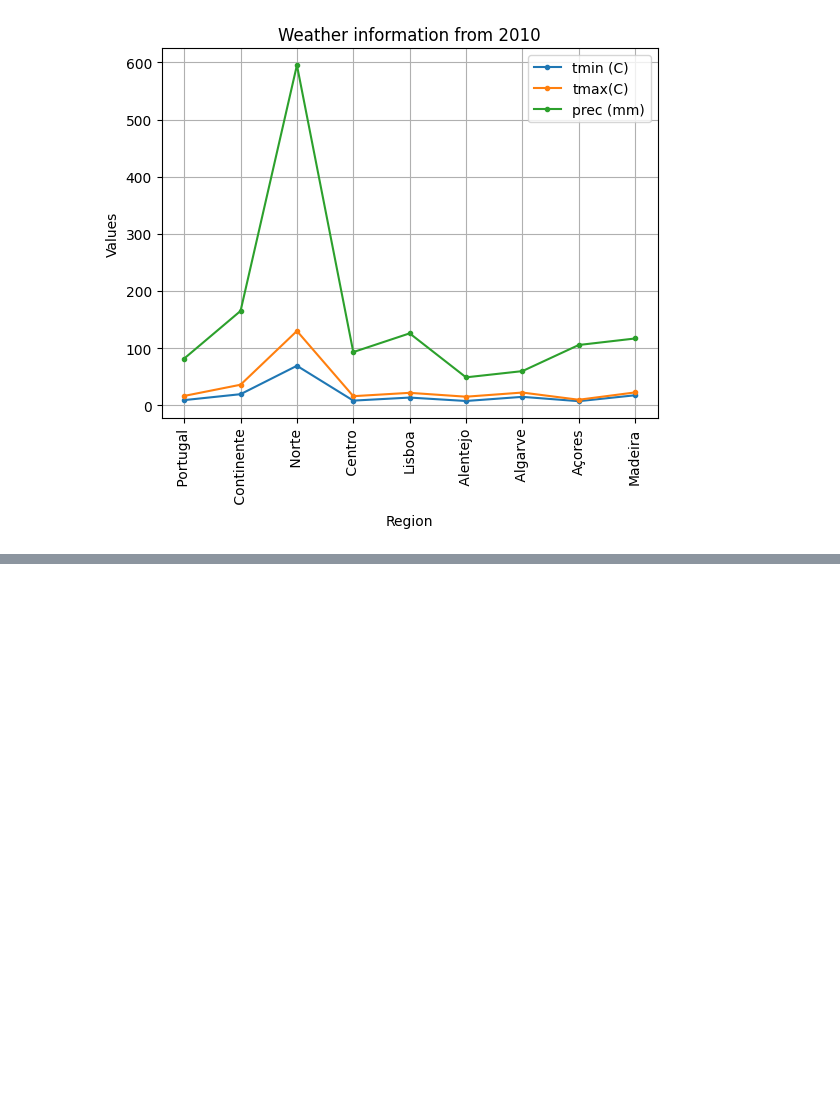
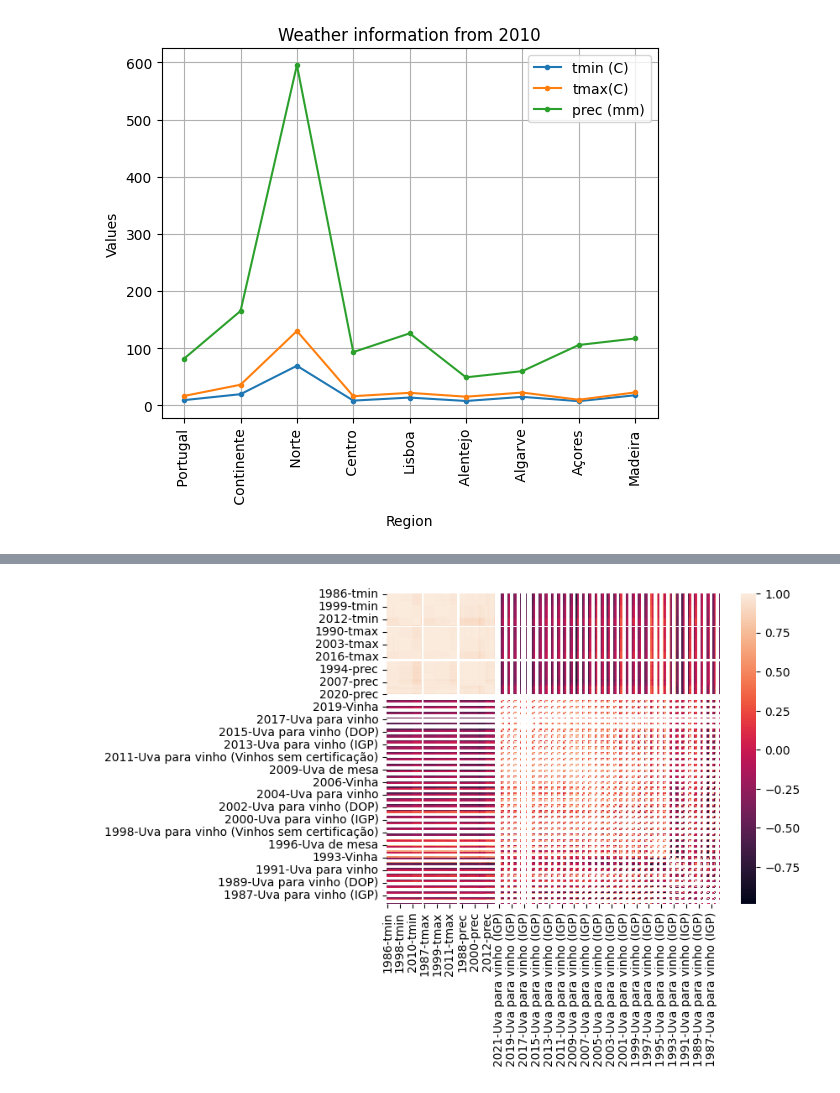
Before and after one commit to FMarques8/FCD-Project-1-2, a Jupyter notebook: INE_data_treatment.ipynb, the cells around one changed output, grey strips where cells are left out. Cells and saved outputs as stored; diff of their text form; code cells hidden in the pictures; blank space fills up the shorter version.

```diff
--- a/INE_data_treatment.ipynb
+++ b/INE_data_treatment.ipynb
@@ -775,0 +782,7 @@ plt.show()
+# %%
+uva_idx = [i for i in range(len(data3.columns)) if data3.columns[i][1].startswith('Uva') or data3.columns[i][1].startswith('Vinha')]
+uva_year = set([data3.iloc[:, uva_idx].columns[i][0] for i in range(len(uva_idx))])
+uva_and_weather_idx = [i for i in range(len(data3.columns)) if data3.columns[i][0] in uva_year and data3.columns[i][1] in ['tmin', 'tmax', 'prec']]
+uva_and_weather_idx.extend(uva_idx)
+data_uva_weather = data3.iloc[:,uva_and_weather_idx]
+data_uva_weather
@@ -775,0 +803,7 @@ plt.show()
+# %%
+sns.heatmap(data_uva_weather.corr())
+plt.ylabel("")
+plt.xlabel("")
+plt.show()
+# %% [output]
+[figure, added]
```
Also changed, not shown: parts of 7 cells of this notebook.
